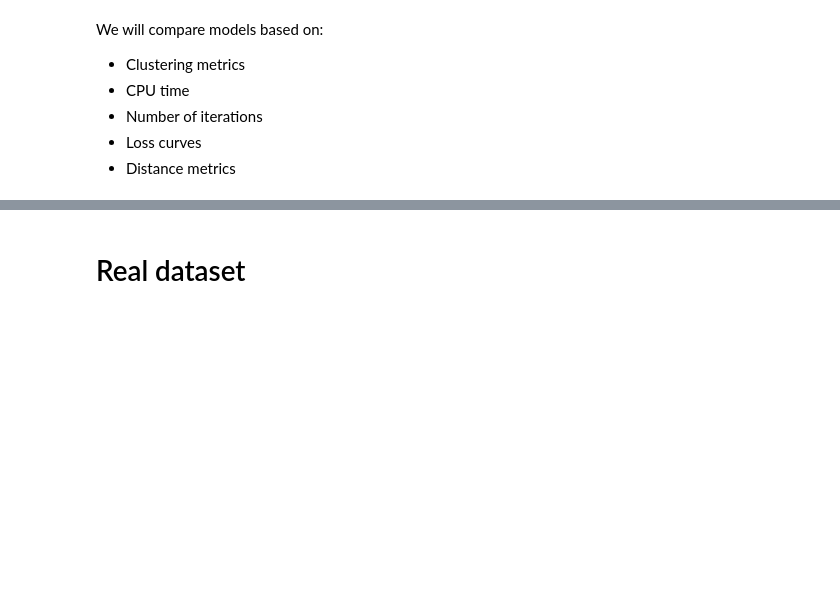
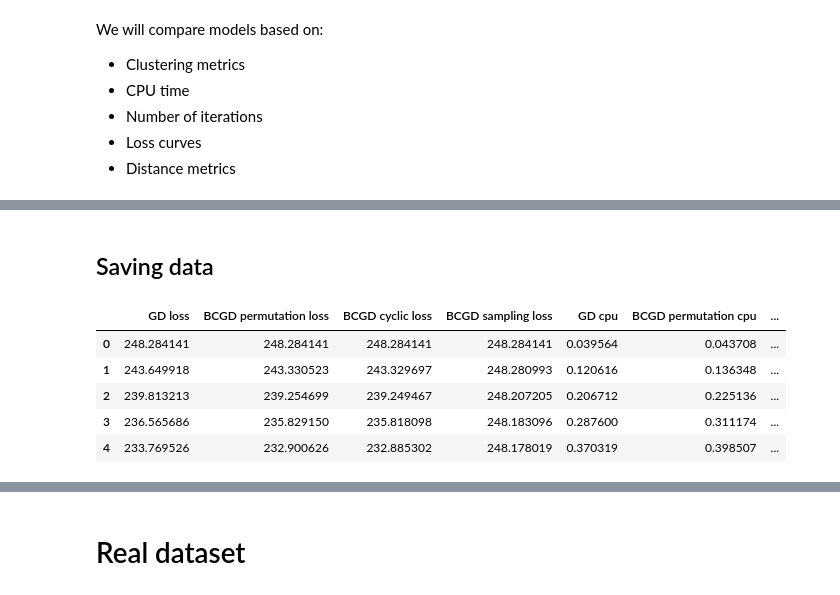
Before and after one commit to PashaIanko/Semi-Supervised-Labelling, a Jupyter notebook: main_notebook.ipynb, the cells around one changed output, grey strips where cells are left out. Drawn from its saved outputs; the diff is of its cells as text; code cells hidden in the pictures; blank space fills up the shorter version.

```diff
--- a/main_notebook.ipynb
+++ b/main_notebook.ipynb
@@ -407,0 +351,22 @@ Iteration: 14, Loss: 5631.179288816595, Delta: 0.42518306206602574
+# %% [markdown]
+## Saving data
+# %%
+results = pd.DataFrame()
+
+# fill losses
+for model_name, loss in losses.items():
+    results[f'{model_name} loss'] = loss
+
+for model_name, cpu_time in cpu_times.items():
+    results[f'{model_name} cpu'] = cpu_time
+
+
+results.to_csv(save_dir + 'res.csv')
+results.head()
+# %% [output]
+|  | GD loss | BCGD permutation loss | BCGD cyclic loss | BCGD sampling loss | GD cpu | BCGD permutation cpu | ... |
+| 0 | 248.284141 | 248.284141 | 248.284141 | 248.284141 | 0.039564 | 0.043708 | ... |
+| 1 | 243.649918 | 243.330523 | 243.329697 | 248.280993 | 0.120616 | 0.136348 | ... |
+| 2 | 239.813213 | 239.254699 | 239.249467 | 248.207205 | 0.206712 | 0.225136 | ... |
+| 3 | 236.565686 | 235.829150 | 235.818098 | 248.183096 | 0.287600 | 0.311174 | ... |
+| 4 | 233.769526 | 232.900626 | 232.885302 | 248.178019 | 0.370319 | 0.398507 | ... |
```
Also changed, not shown: parts of 21 cells of this notebook, 4 other files.
